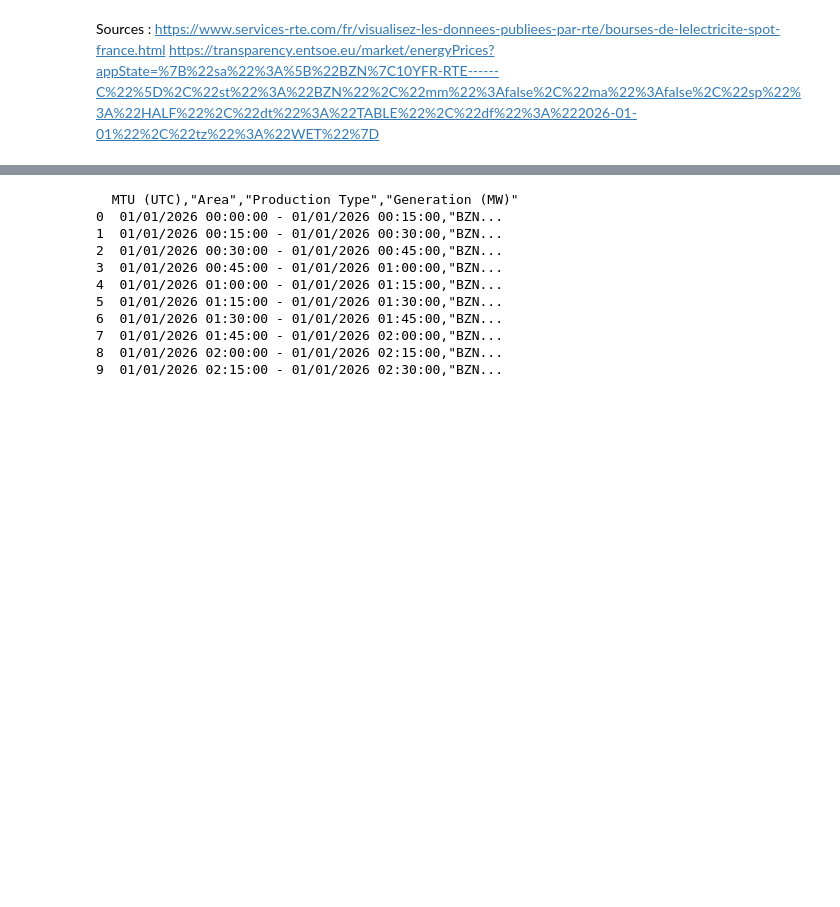
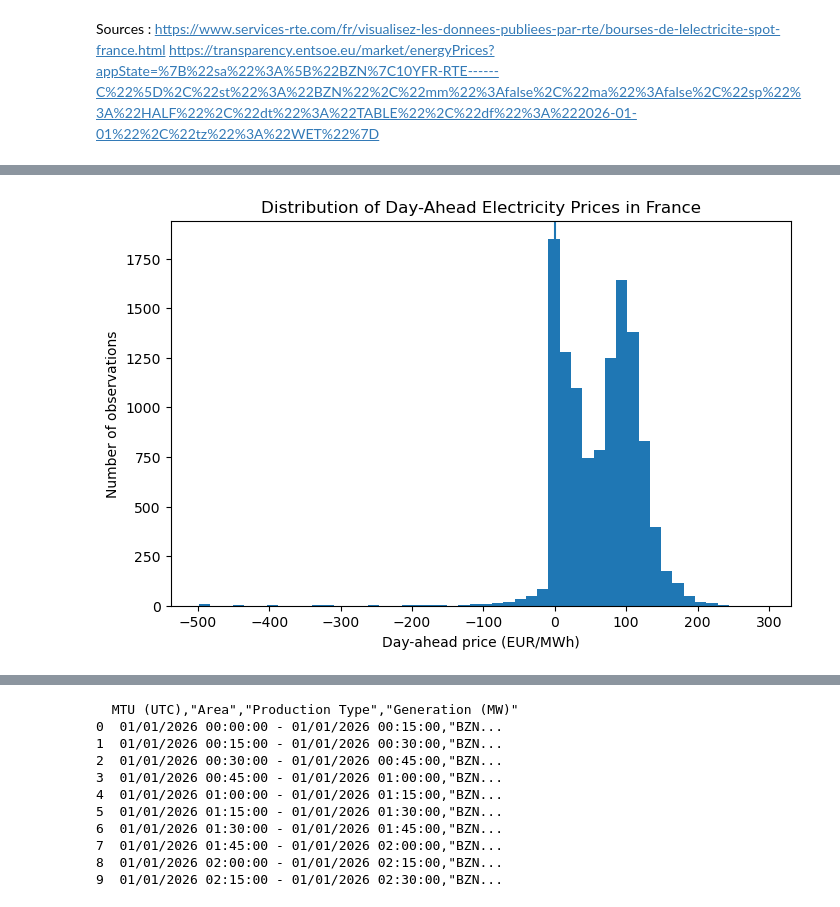
Before and after one commit to morgane120/Group-Project-Python, a Jupyter notebook: DATA CLEANING.ipynb, the cells around one changed output, grey strips where cells are left out. Saved outputs shown, nothing was run; the diff lists cells and outputs as text; code cells hidden in the pictures; blank space fills up the shorter version.

```diff
--- a/DATA CLEANING.ipynb
+++ b/DATA CLEANING.ipynb
@@ -83,3 +53,0 @@ df
-# %%
-df.iloc[:, 1] = df.iloc[:, 1].str.replace('"', '')
-df.head()
@@ -92,0 +54,5 @@ df.head()
+# %%
+#quotation marks issue, so Python can read numbers
+df["Day-ahead Price (EUR/MWh)"] = (df["Day-ahead Price (EUR/MWh)"].astype(str) .str.replace('"', '', regex=False) .str.strip())
+df["Day-ahead Price (EUR/MWh)"] = pd.to_numeric(df["Day-ahead Price (EUR/MWh)"], errors="coerce")
+df.head()
@@ -92,0 +66,4 @@ df.head()
+# %%
+#Creating the main Variable
+df["negative_price"] = (df["Day-ahead Price (EUR/MWh)"] < 0).astype(int)
+df.head()
@@ -92,0 +77,9 @@ df.head()
+# %%
+#Creating time Variable
+df["start_time"] = df["MTU"].str.split(" - ").str[0]
+df["start_time"] = pd.to_datetime(df["start_time"], dayfirst=True, errors="coerce")
+df["hour"] = df["start_time"].dt.hour
+df["month"] = df["start_time"].dt.month
+df["weekday"] = df["start_time"].dt.day_name()
+df["weekend"] = df["weekday"].isin(["Saturday", "Sunday"]).astype(int)
+df.head()
@@ -92,0 +128,11 @@ df.head()
+# %%
+#Graph Price distribution
+plt.figure(figsize=(8, 5))
+plt.hist(df["Day-ahead Price (EUR/MWh)"].dropna(), bins=50)
+plt.axvline(0)
+plt.title("Distribution of Day-Ahead Electricity Prices in France")
+plt.xlabel("Day-ahead price (EUR/MWh)")
+plt.ylabel("Number of observations")
+plt.show()
+# %% [output]
+[figure, added]
```
Also changed, not shown: parts of 49 cells of this notebook, 5 other files.
